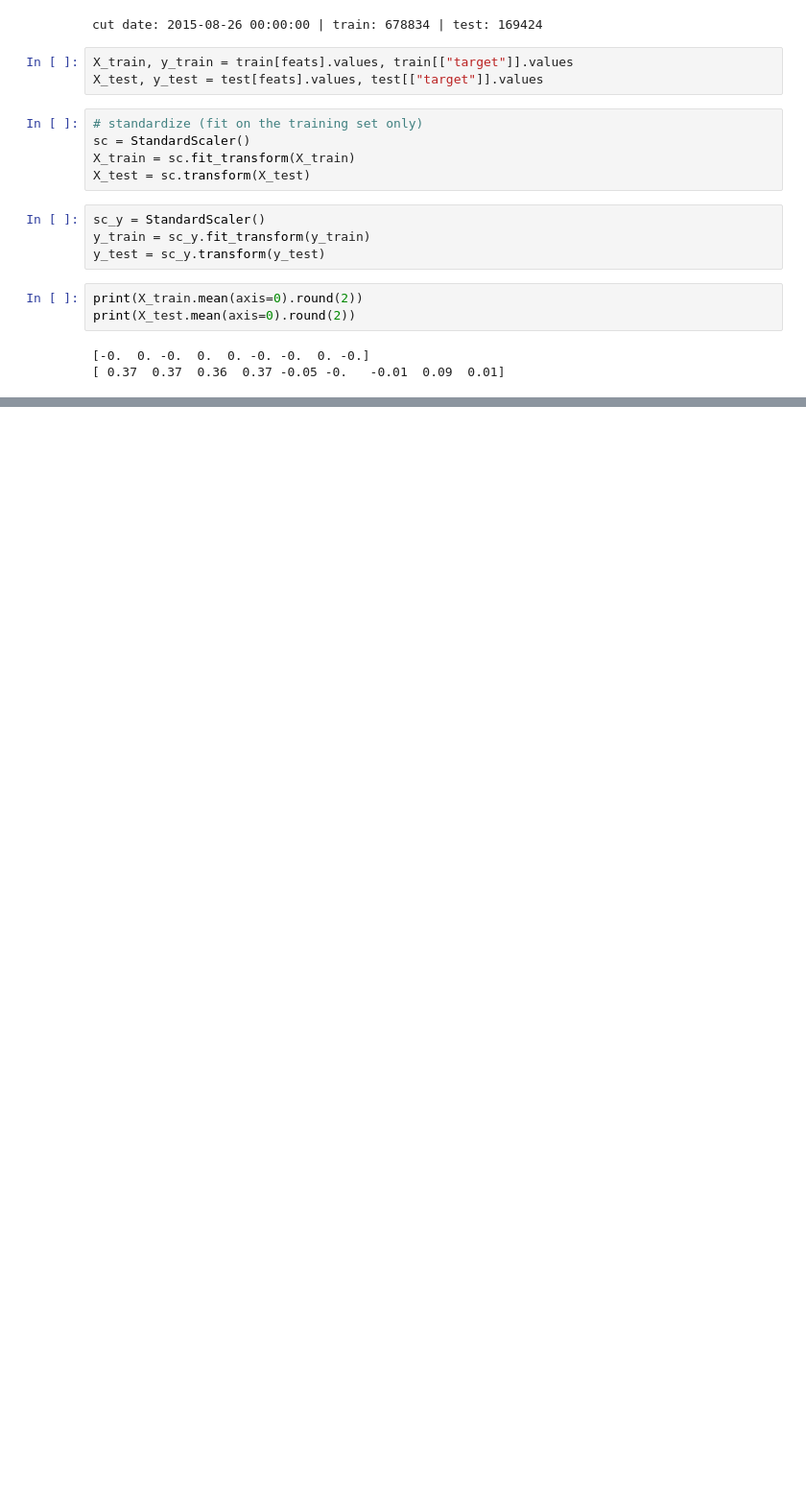
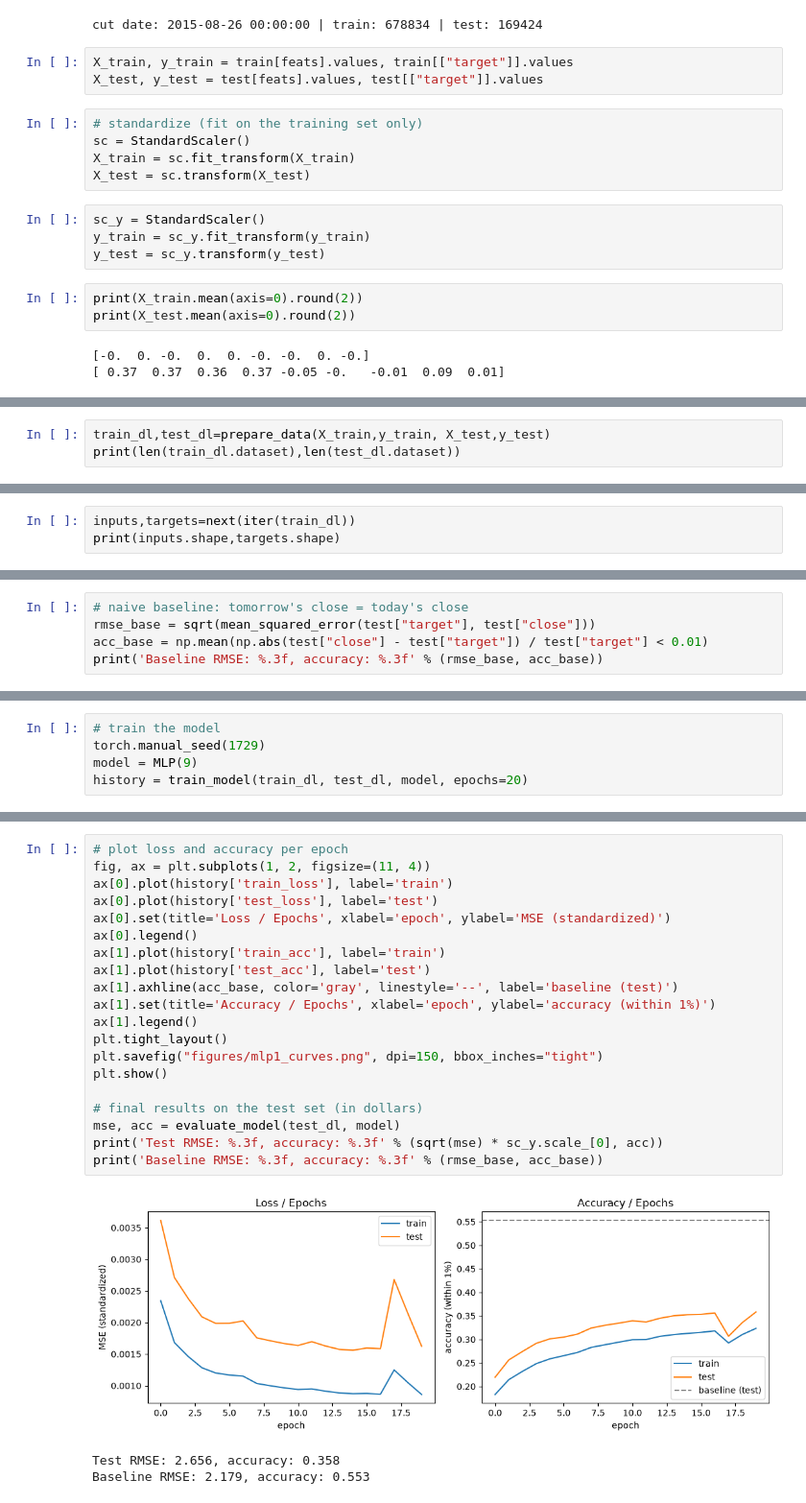
Before and after one commit to pickleomar/DeepLearning-Lab1, a Jupyter notebook: part1_regression.ipynb, the cells around one changed output, grey strips where cells are left out. Shown at 96% size. Drawn from its saved outputs; the diff is of its cells as text; blank space fills up the shorter version.

```diff
--- a/part1_regression.ipynb
+++ b/part1_regression.ipynb
@@ -211,0 +233,3 @@ print(X_test.mean(axis=0).round(2))
+# %%
+train_dl,test_dl=prepare_data(X_train,y_train, X_test,y_test)
+print(len(train_dl.dataset),len(test_dl.dataset))
@@ -211,0 +238,3 @@ print(X_test.mean(axis=0).round(2))
+# %%
+inputs,targets=next(iter(train_dl))
+print(inputs.shape,targets.shape)
@@ -211,0 +437,5 @@ print(X_test.mean(axis=0).round(2))
+# %%
+# naive baseline: tomorrow's close = today's close
+rmse_base = sqrt(mean_squared_error(test["target"], test["close"]))
+acc_base = np.mean(np.abs(test["close"] - test["target"]) / test["target"] < 0.01)
+print('Baseline RMSE: %.3f, accuracy: %.3f' % (rmse_base, acc_base))
@@ -211,0 +444,5 @@ print(X_test.mean(axis=0).round(2))
+# %%
+# train the model
+torch.manual_seed(1729)
+model = MLP(9)
+history = train_model(train_dl, test_dl, model, epochs=20)
@@ -211,0 +463,24 @@ print(X_test.mean(axis=0).round(2))
+# %%
+# plot loss and accuracy per epoch
+fig, ax = plt.subplots(1, 2, figsize=(11, 4))
+ax[0].plot(history['train_loss'], label='train')
+ax[0].plot(history['test_loss'], label='test')
+ax[0].set(title='Loss / Epochs', xlabel='epoch', ylabel='MSE (standardized)')
+ax[0].legend()
+ax[1].plot(history['train_acc'], label='train')
+ax[1].plot(history['test_acc'], label='test')
+ax[1].axhline(acc_base, color='gray', linestyle='--', label='baseline (test)')
+ax[1].set(title='Accuracy / Epochs', xlabel='epoch', ylabel='accuracy (within 1%)')
+ax[1].legend()
+plt.tight_layout()
+plt.savefig("figures/mlp1_curves.png", dpi=150, bbox_inches="tight")
+plt.show()
+
+# final results on the test set (in dollars)
+mse, acc = evaluate_model(test_dl, model)
+print('Test RMSE: %.3f, accuracy: %.3f' % (sqrt(mse) * sc_y.scale_[0], acc))
+print('Baseline RMSE: %.3f, accuracy: %.3f' % (rmse_base, acc_base))
+# %% [output]
+[figure, added]
+Test RMSE: 2.656, accuracy: 0.358
+Baseline RMSE: 2.179, accuracy: 0.553
```
Also changed, not shown: parts of 17 cells of this notebook, 2 other files.
